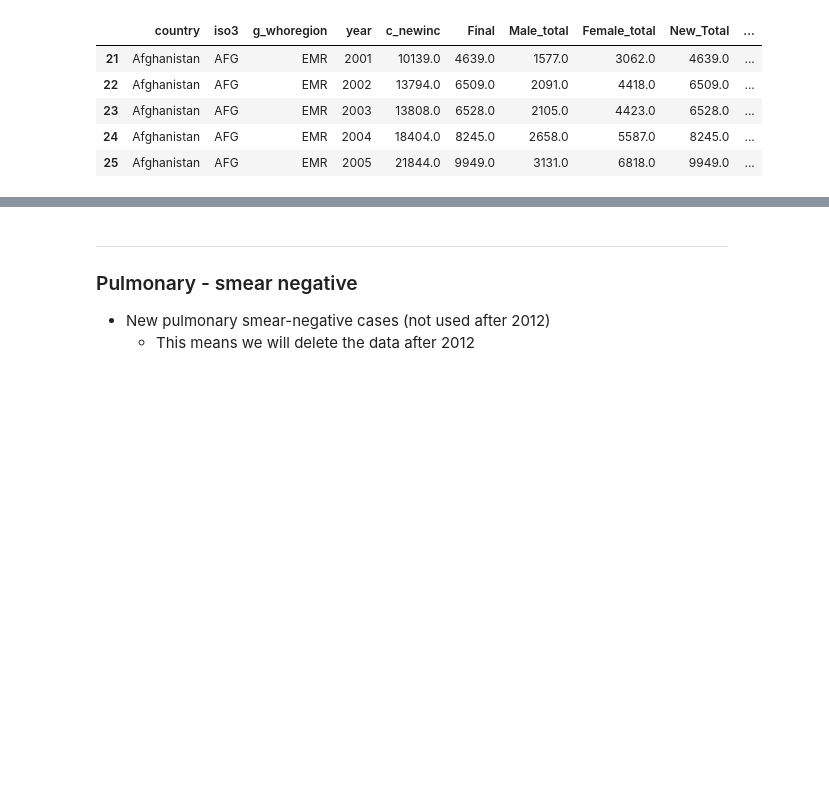
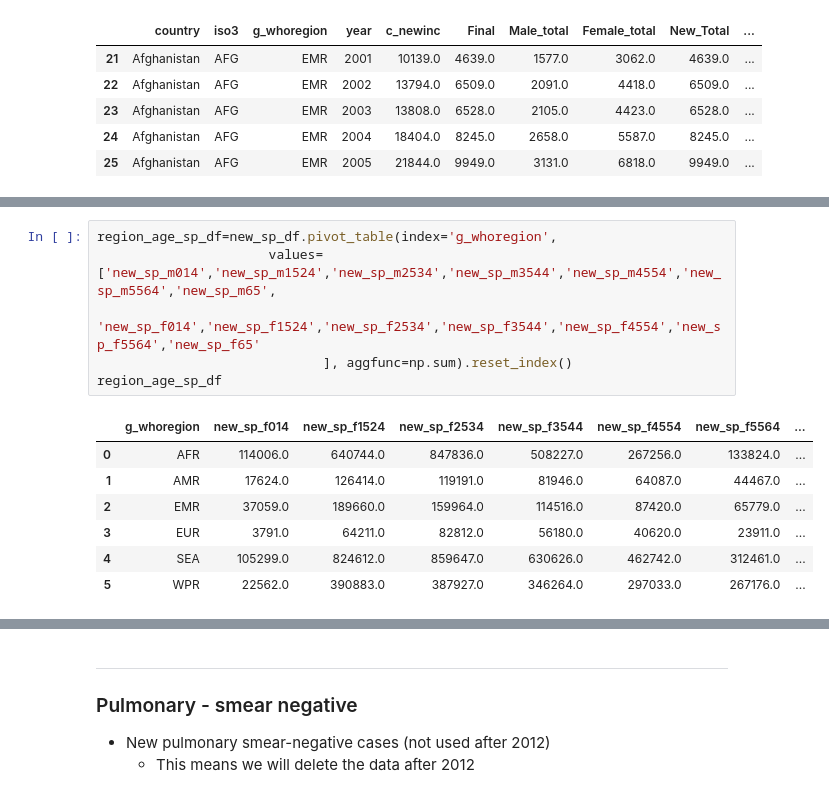
Before and after one commit to sainisumit1/TB-Analysis, a Jupyter notebook: Tuberculosis-Analysis-Last-2-Decades.ipynb, the cells around one changed output, grey strips where cells are left out. Cells and saved outputs as stored; diff of their text form; blank space fills up the shorter version.

```diff
--- a/Tuberculosis-Analysis-Last-2-Decades.ipynb
+++ b/Tuberculosis-Analysis-Last-2-Decades.ipynb
@@ -604,0 +622,14 @@ px.bar(new_sp_df,x='g_whoregion',y=['Male_total','Female_total'],
+# %%
+region_age_sp_df=new_sp_df.pivot_table(index='g_whoregion',
+                      values=['new_sp_m014','new_sp_m1524','new_sp_m2534','new_sp_m3544','new_sp_m4554','new_sp_m5564','new_sp_m65',
+                              'new_sp_f014','new_sp_f1524','new_sp_f2534','new_sp_f3544','new_sp_f4554','new_sp_f5564','new_sp_f65'
+                             ], aggfunc=np.sum).reset_index()
+region_age_sp_df
+# %% [output]
+|  | g_whoregion | new_sp_f014 | new_sp_f1524 | new_sp_f2534 | new_sp_f3544 | new_sp_f4554 | new_sp_f5564 | ... |
+| 0 | AFR | 114006.0 | 640744.0 | 847836.0 | 508227.0 | 267256.0 | 133824.0 | ... |
+| 1 | AMR | 17624.0 | 126414.0 | 119191.0 | 81946.0 | 64087.0 | 44467.0 | ... |
+| 2 | EMR | 37059.0 | 189660.0 | 159964.0 | 114516.0 | 87420.0 | 65779.0 | ... |
+| 3 | EUR | 3791.0 | 64211.0 | 82812.0 | 56180.0 | 40620.0 | 23911.0 | ... |
+| 4 | SEA | 105299.0 | 824612.0 | 859647.0 | 630626.0 | 462742.0 | 312461.0 | ... |
+| 5 | WPR | 22562.0 | 390883.0 | 387927.0 | 346264.0 | 297033.0 | 267176.0 | ... |
```
Also changed, not shown: parts of 6 cells of this notebook.
